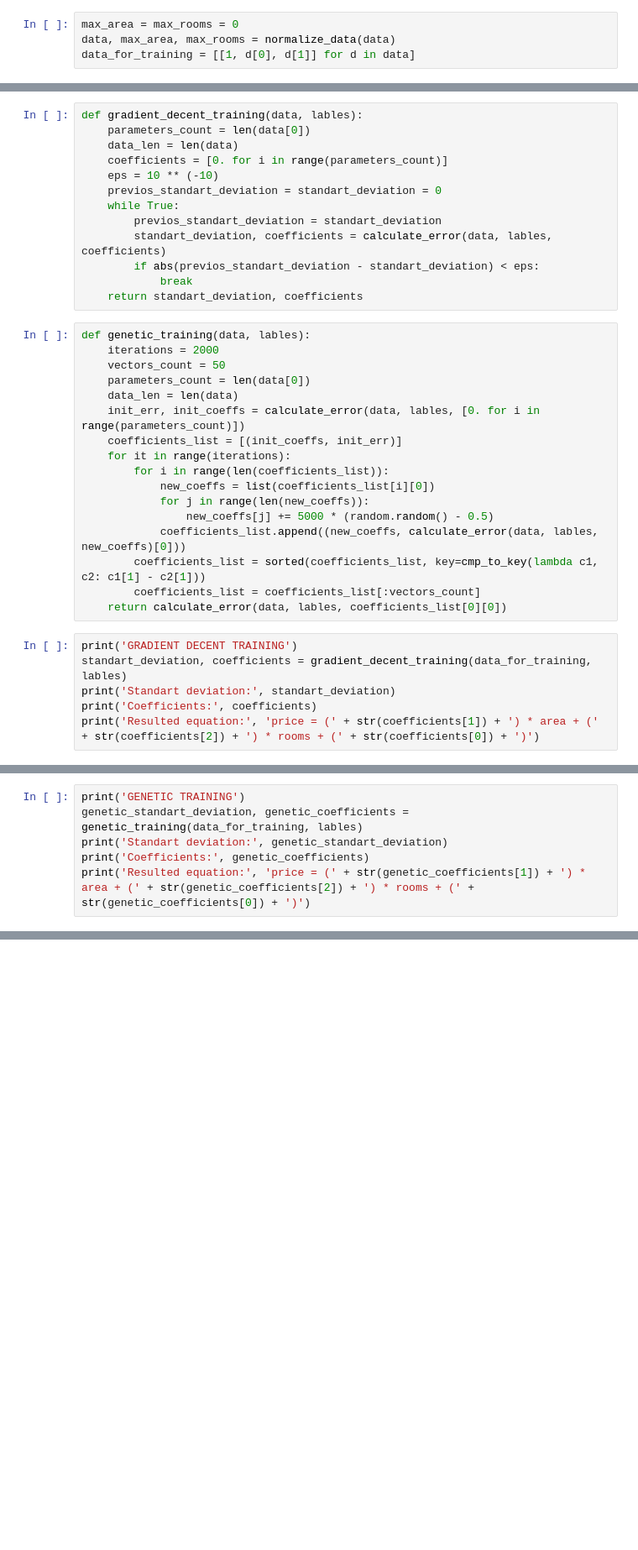
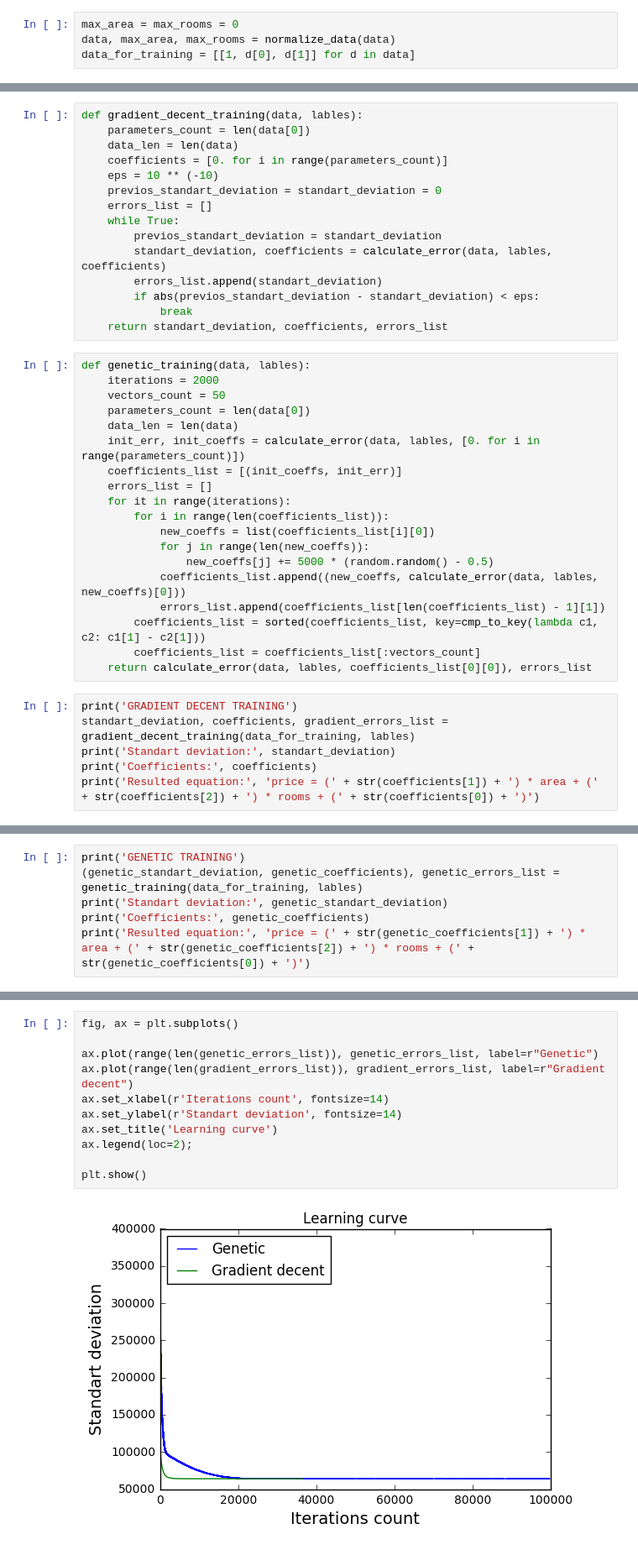
Before and after one commit to akustareva/Machine-Learning, a Jupyter notebook: linear regression/hw2.ipynb, the cells around one changed output, grey strips where cells are left out. Shown at 84% size. Saved outputs shown, nothing was run; the diff lists cells and outputs as text; blank space fills up the shorter version.

Commit message:
add learning curve

```diff
--- a/linear regression/hw2.ipynb
+++ b/linear regression/hw2.ipynb
@@ -43,12 +44,14 @@ def gradient_decent_training(data, lables):
     coefficients = [0. for i in range(parameters_count)]
     eps = 10 ** (-10)
     previos_standart_deviation = standart_deviation = 0
+    errors_list = []
     while True:
         previos_standart_deviation = standart_deviation
         standart_deviation, coefficients = calculate_error(data, lables, coefficients)
+        errors_list.append(standart_deviation)
         if abs(previos_standart_deviation - standart_deviation) < eps:
             break
-    return standart_deviation, coefficients
+    return standart_deviation, coefficients, errors_list
 # %%
 def genetic_training(data, lables):
     iterations = 2000
@@ -57,18 +60,20 @@ def genetic_training(data, lables):
     data_len = len(data)
     init_err, init_coeffs = calculate_error(data, lables, [0. for i in range(parameters_count)])
     coefficients_list = [(init_coeffs, init_err)]
+    errors_list = []
     for it in range(iterations):
         for i in range(len(coefficients_list)):
             new_coeffs = list(coefficients_list[i][0])
             for j in range(len(new_coeffs)):
                 new_coeffs[j] += 5000 * (random.random() - 0.5)
             coefficients_list.append((new_coeffs, calculate_error(data, lables, new_coeffs)[0]))
+            errors_list.append(coefficients_list[len(coefficients_list) - 1][1])
         coefficients_list = sorted(coefficients_list, key=cmp_to_key(lambda c1, c2: c1[1] - c2[1]))
         coefficients_list = coefficients_list[:vectors_count]
-    return calculate_error(data, lables, coefficients_list[0][0])
+    return calculate_error(data, lables, coefficients_list[0][0]), errors_list
 # %%
 print('GRADIENT DECENT TRAINING')
-standart_deviation, coefficients = gradient_decent_training(data_for_training, lables)
+standart_deviation, coefficients, gradient_errors_list = gradient_decent_training(data_for_training, lables)
 print('Standart deviation:', standart_deviation)
 print('Coefficients:', coefficients)
 print('Resulted equation:', 'price = (' + str(coefficients[1]) + ') * area + (' + str(coefficients[2]) + ') * rooms + (' + str(coefficients[0]) + ')')
@@ -80,6 +85,6 @@ Resulted equation: price = (623359.277882) * area + (-43665.9140003) * rooms + (
 # %%
 print('GENETIC TRAINING')
-genetic_standart_deviation, genetic_coefficients = genetic_training(data_for_training, lables)
+(genetic_standart_deviation, genetic_coefficients), genetic_errors_list = genetic_training(data_for_training, lables)
 print('Standart deviation:', genetic_standart_deviation)
 print('Coefficients:', genetic_coefficients)
 print('Resulted equation:', 'price = (' + str(genetic_coefficients[1]) + ') * area + (' + str(genetic_coefficients[2]) + ') * rooms + (' + str(genetic_coefficients[0]) + ')')
@@ -141,0 +153,13 @@ print(predict(area, rooms, False))
+# %%
+fig, ax = plt.subplots()
+
+ax.plot(range(len(genetic_errors_list)), genetic_errors_list, label=r"Genetic")
+ax.plot(range(len(gradient_errors_list)), gradient_errors_list, label=r"Gradient decent")
+ax.set_xlabel(r'Iterations count', fontsize=14)
+ax.set_ylabel(r'Standart deviation', fontsize=14)
+ax.set_title('Learning curve')
+ax.legend(loc=2);
+
+plt.show()
+# %% [output]
+[figure, added]
```
Also changed, not shown: parts of 8 cells of this notebook.
